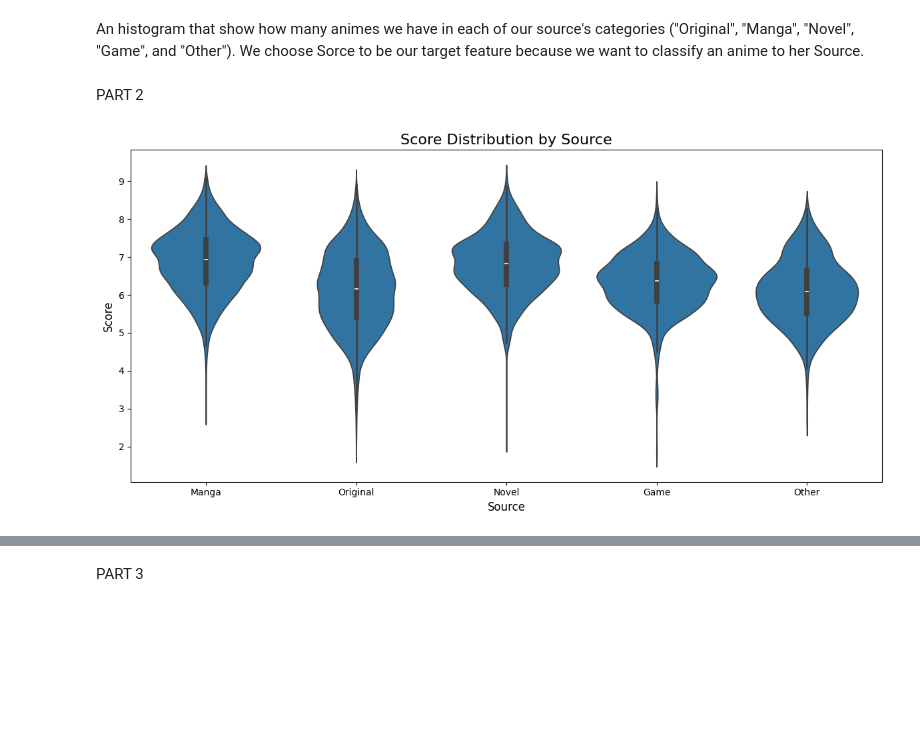
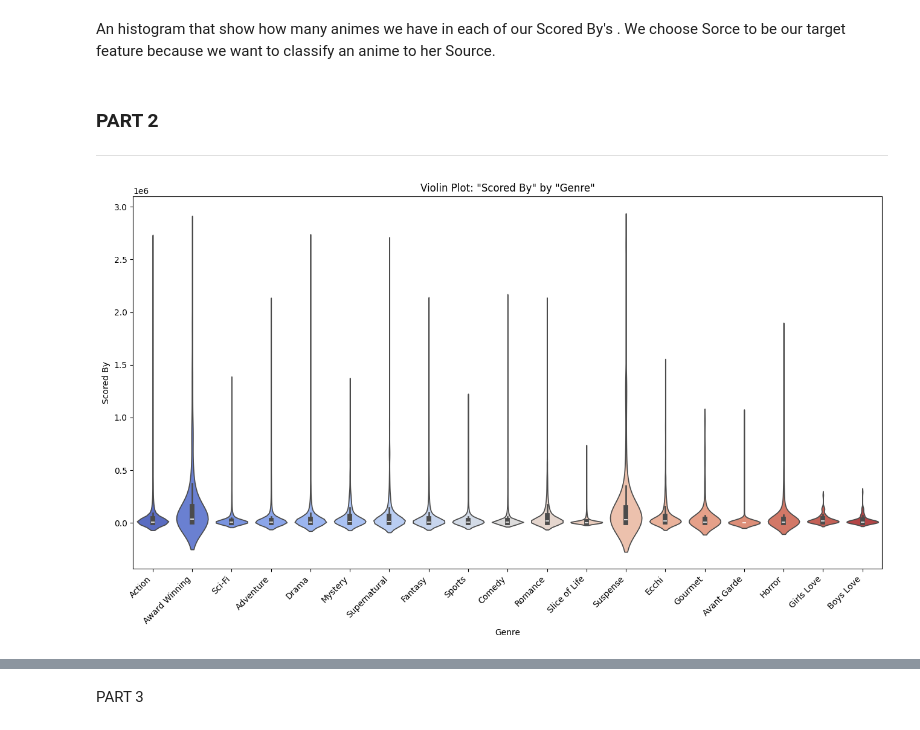
Before and after one commit to NirAkay/TDSproject, a Jupyter notebook: Daniel_&_Nir_anime_dataset.ipynb, the cells around one changed output, grey strips where cells are left out. Drawn from its saved outputs; the diff is of its cells as text; code cells hidden in the pictures; blank space fills up the shorter version.

Commit message:
fix mistake of target feature

```diff
--- a/Daniel_&_Nir_anime_dataset.ipynb
+++ b/Daniel_&_Nir_anime_dataset.ipynb
@@ -9,16 +9,16 @@ from sklearn.feature_extraction.text import TfidfVectorizer
 dataset_path = "./anime-dataset-2023.csv"
 anime_original_dataset = pd.read_csv(dataset_path)
 
-numbers_cols = ["anime_id", "Score", "Episodes", "Rank", "Popularity", "Favorites", "Scored By", "Members"]
-strings_cols = ["Name", "English name", "Other name", "Genres", "Synopsis", "Aired", "Premiered", "Producers", "Licensors", "Studios", "Duration", "Image URL"]
-categorical_cols = ["Type", "Status", "Source", "Rating"]
+numbers_cols = ["anime_id", "Favorites", "Members", "Popularity", "Score", "Episodes", "Rank", "Scored By"]
+strings_cols = ["Name", "English name", "Other name", "Synopsis", "Aired", "Premiered", "Producers", "Licensors", "Studios", "Duration", "Image URL"]
+categorical_cols = ["Type", "Status", "Source", "Rating", "Genres"]
 all_cols = numbers_cols + strings_cols + categorical_cols
 
 anime_original_dataset = anime_original_dataset[all_cols]
 
-cols_we_dont_want = ["anime_id"] + strings_cols
+cols_we_dont_want = ["anime_id", "Favorites", "Members"] + strings_cols
 anime_full_dataset = anime_original_dataset.drop(columns=cols_we_dont_want)
-numbers_cols = numbers_cols[1:] # remove anime id from numbers_col
+numbers_cols = numbers_cols[3:] # remove anime id from numbers_col
 
 anime_full_dataset.replace("UNKNOWN", pd.NA, inplace=True)
 anime_full_dataset.replace("Unknown", pd.NA, inplace=True)
@@ -28,6 +28,7 @@ current_rows = anime_full_dataset.shape[0]
 anime_full_dataset.dropna(inplace=True, how='any')#remove rows with any NaN value
 after_filter_rows = anime_full_dataset.shape[0]
 print(f"we started with {current_rows} rows and after cleaning we got: {after_filter_rows}")
+
 
 #grouping for source column
 #['4-koma manga' => Manga,
@@ -100,0 +96,13 @@ anime_full_dataset.Source.hist()
+# %%
+# @title Scored By histogram
+anime_full_dataset['Scored By'].hist()
+
+anime_full_dataset['Scored By'] = pd.to_numeric(anime_full_dataset['Scored By'], errors='coerce')
+filtered_data = anime_full_dataset.dropna(subset=['Scored By'])
+filtered_data['Log Scored By'] = np.log1p(filtered_data['Scored By'])
+plt.figure(figsize=(10, 6))
+sns.histplot(filtered_data['Log Scored By'], kde=False, bins=50, color='skyblue', edgecolor='black')
+plt.title('Histogram of Log-transformed "Scored By"')
+plt.xlabel('Log(Scored By)')
+plt.ylabel('Frequency')
+plt.show()
@@ -101,28 +112,31 @@ anime_full_dataset.Source.hist()
 # %% [markdown]
-An histogram that show how many animes we have in each of our source's categories ("Original", "Manga", "Novel", "Game", and "Other"). We choose Sorce to be our target feature because we want to classify an anime to her Source.
+An histogram that show how many animes we have in each of our Scored By's . We choose Sorce to be our target feature because we want to classify an anime to her Source.
-# %% [markdown]
-PART 2
+# %% [markdown]
+### PART 2
+---
 # %%
-# @title Violin plot Score by Source
+# @title Violin plot Scored By by Genre
 def violin_column_by_source(df, column_name):
   plt.figure(figsize=(10, 4))
   sns.violinplot(data=df, x='Source', y=column_name, order=categories['Source'])
   plt.title(f"{column_name} Distribution by Source", fontsize=16)
   plt.xlabel('Source', fontsize=12)
   plt.ylabel(column_name, fontsize=12)
   plt.tight_layout()
   plt.show()
 
 def violin_score_by_source(df):
   violin_column_by_source(df, "Score")
-#violin_score_by_source(anime_full_dataset)
 
-plt.figure(figsize=(12, 6))
-sns.violinplot(data=anime_full_dataset, x='Source', y='Score', order=anime_full_dataset['Source'].value_counts().index)
-plt.title('Score Distribution by Source', fontsize=16)
-plt.xlabel('Source', fontsize=12)
-plt.ylabel('Score', fontsize=12)
-plt.tight_layout()
+anime_full_dataset['Scored By'] = pd.to_numeric(anime_full_dataset['Scored By'], errors='coerce')
+filtered_data = anime_full_dataset.dropna(subset=['Scored By', 'Genres'])
+genres_split = filtered_data.assign(Genre=filtered_data['Genres'].str.split(', ')).explode('Genre')
+plt.figure(figsize=(16, 8))
+sns.violinplot(x='Genre', y='Scored By', data=genres_split, palette='coolwarm', hue='Genre', legend=False, density_norm='width')
+plt.title('Violin Plot: "Scored By" by "Genre"')
+plt.xlabel('Genre')
+plt.ylabel('Scored By')
+plt.xticks(rotation=45, ha='right')
 plt.show()
 # %% [output]
-[figure, old version]
+[figure, new version]
```
Also changed, not shown: parts of 56 cells of this notebook.
